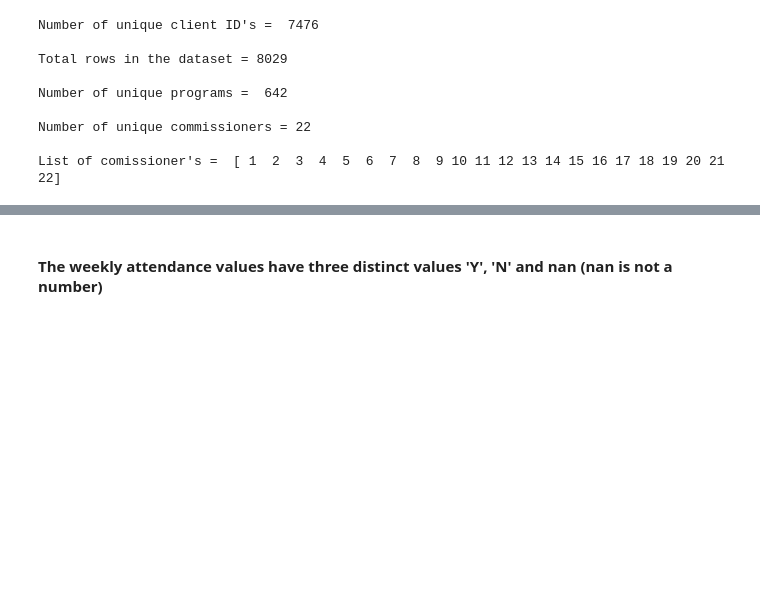
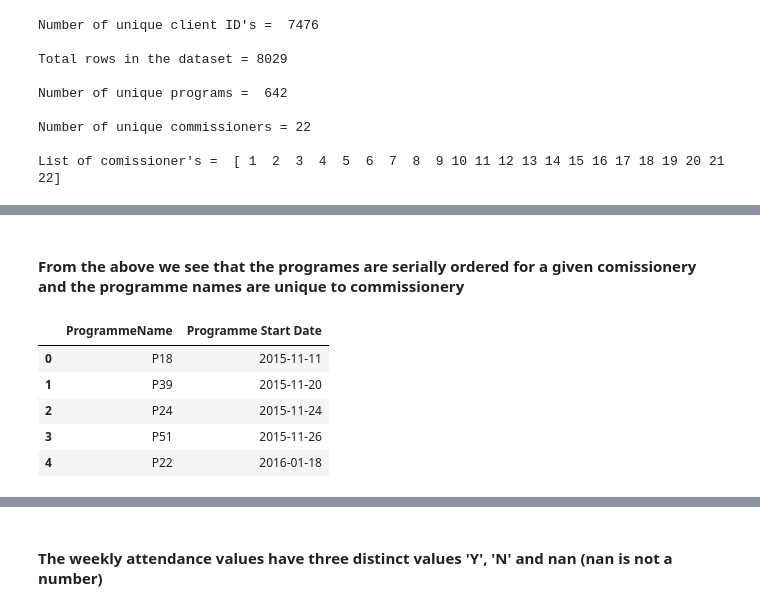
Before and after one commit to VishwanathReddyAenugu/Supervised-learning-to-predict-attrition-in-weight-management-courses, a Jupyter notebook: Notebook.ipynb, the cells around one changed output, grey strips where cells are left out. Cells and saved outputs as stored; diff of their text form; code cells hidden in the pictures; blank space fills up the shorter version.

```diff
--- a/Notebook.ipynb
+++ b/Notebook.ipynb
@@ -102,0 +132,13 @@ List of comissioner's =  [ 1  2  3  4  5  6  7  8  9 10 11 12 13 14 15 16 17 18
+# %% [markdown]
+#### From the above we see that the programes are serially ordered for a given comissionery and the programme names are unique to commissionery
+# %%
+filt = (df_adult['Commissioner'] == 1)
+df = df_adult[filt][['ProgrammeName','Programme Start Date']].sort_values(by=['Programme Start Date','ProgrammeName'])
+df.drop_duplicates(ignore_index=True, keep='first').head()
+# %% [output]
+|  | ProgrammeName | Programme Start Date |
+| 0 | P18 | 2015-11-11 |
+| 1 | P39 | 2015-11-20 |
+| 2 | P24 | 2015-11-24 |
+| 3 | P51 | 2015-11-26 |
+| 4 | P22 | 2016-01-18 |
```
Also changed, not shown: parts of 44 cells of this notebook.
